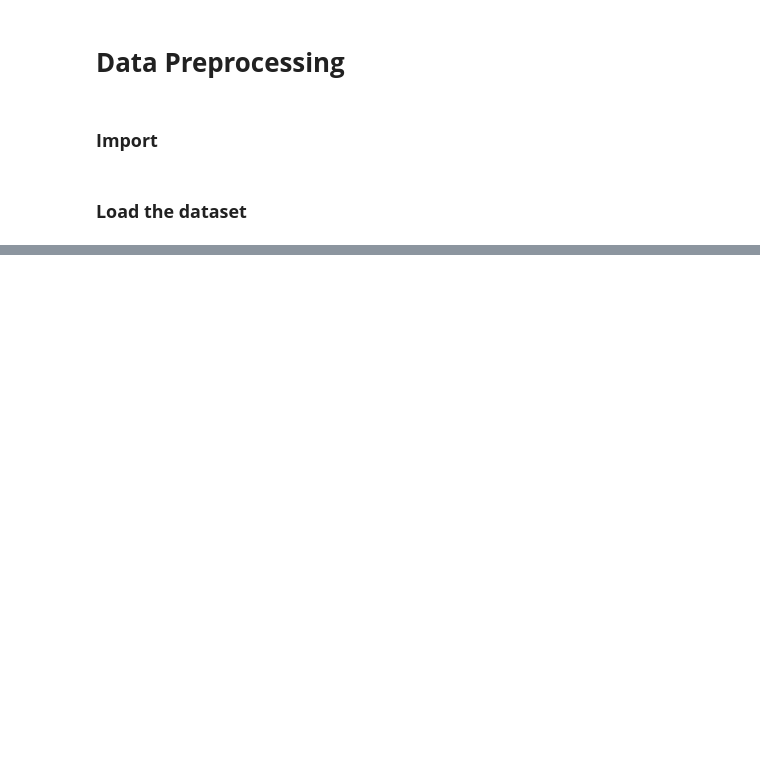
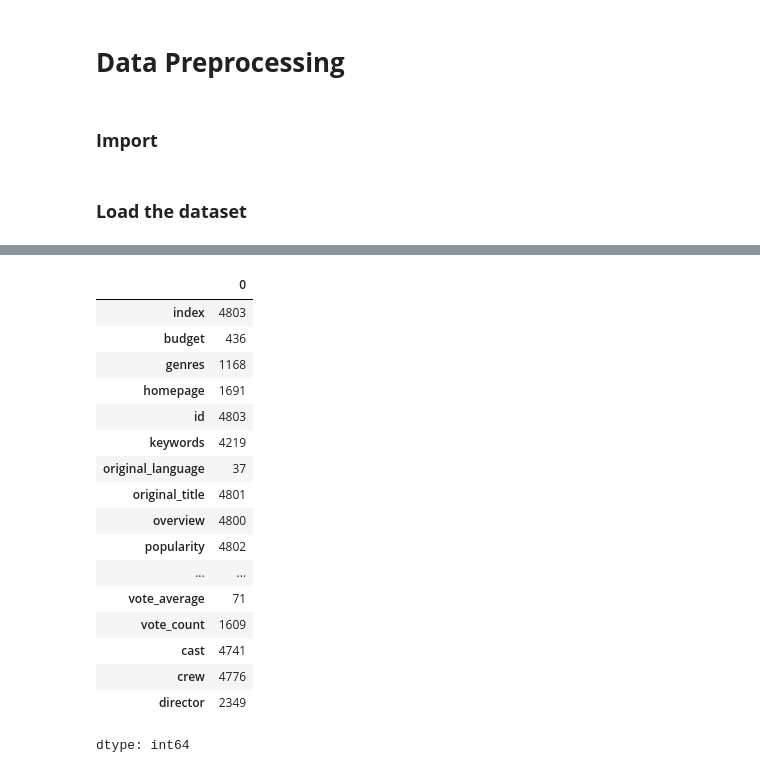
Before and after one commit to leonnmarcoo/CCADMACL_COM232_PROJECT, a Jupyter notebook: data_preprocessing.ipynb, the cells around one changed output, grey strips where cells are left out. Saved outputs shown, nothing was run; the diff lists cells and outputs as text; code cells hidden in the pictures; blank space fills up the shorter version.

```diff
--- a/data_preprocessing.ipynb
+++ b/data_preprocessing.ipynb
@@ -14,0 +55,21 @@ FileNotFoundError: [Errno 2] No such file or directory: 'movies.csv'
+# %%
+df.nunique()
+# %% [output]
+|  | 0 |
+| index | 4803 |
+| budget | 436 |
+| genres | 1168 |
+| homepage | 1691 |
+| id | 4803 |
+| keywords | 4219 |
+| original_language | 37 |
+| original_title | 4801 |
+| overview | 4800 |
+| popularity | 4802 |
+| ... | ... |
+| vote_average | 71 |
+| vote_count | 1609 |
+| cast | 4741 |
+| crew | 4776 |
+| director | 2349 |
+dtype: int64
```
Also changed, not shown: parts of 22 cells of this notebook.
